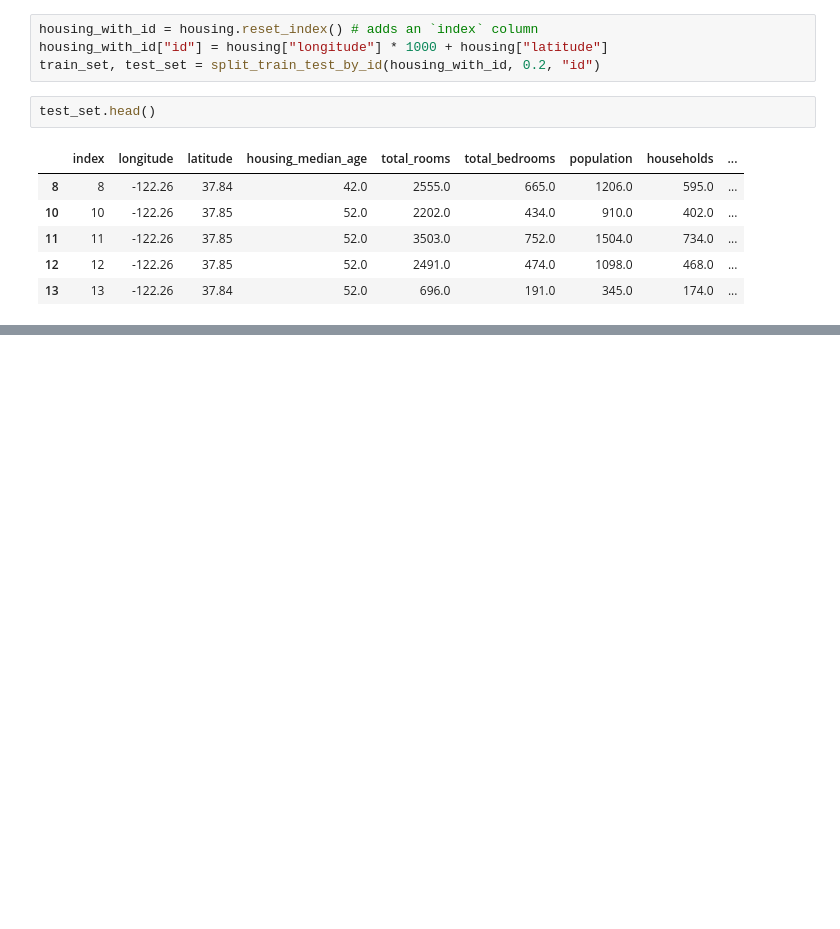
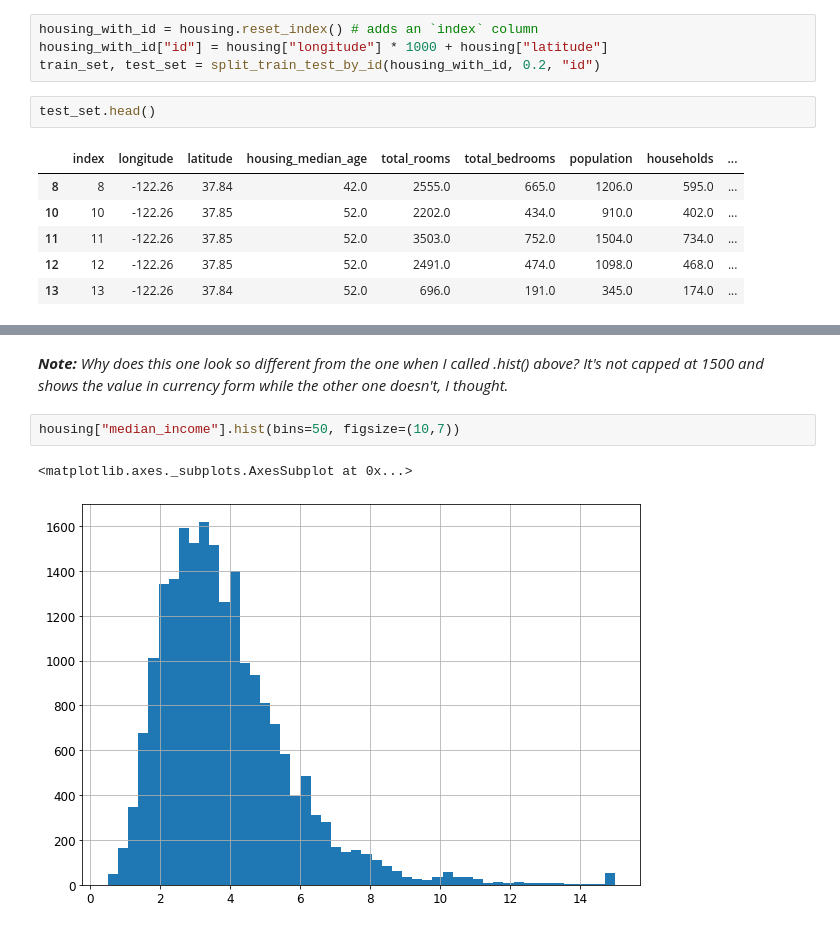
Before and after one commit to lmhrva/ml-housing-project, a Jupyter notebook: Ch_2_ML_HOUSING_Scratch_File.ipynb, the cells around one changed output, grey strips where cells are left out. Cells and saved outputs as stored; diff of their text form; blank space fills up the shorter version.

```diff
--- a/Ch_2_ML_HOUSING_Scratch_File.ipynb
+++ b/Ch_2_ML_HOUSING_Scratch_File.ipynb
@@ -221,0 +294,7 @@ test_set.head()
+# %% [markdown]
+***Note:*** *Why does this one look so different from the one when I called .hist() above? It's not capped at 1500 and shows the value in currency form while the other one doesn't, I thought.*
+# %%
+housing["median_income"].hist(bins=50, figsize=(10,7))
+# %% [output]
+<matplotlib.axes._subplots.AxesSubplot at 0x...>
+[figure, added]
```
Also changed, not shown: parts of 23 cells of this notebook.
